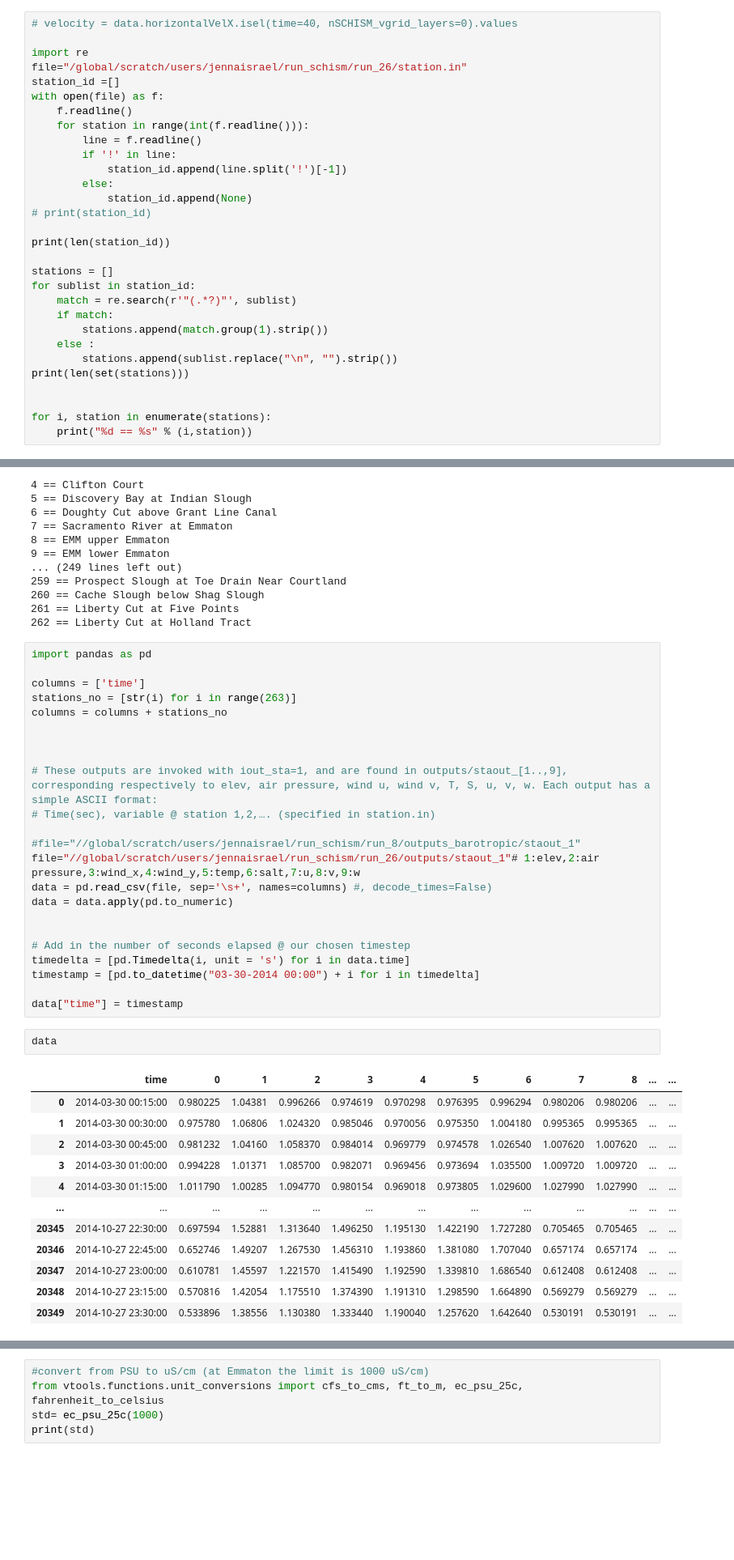
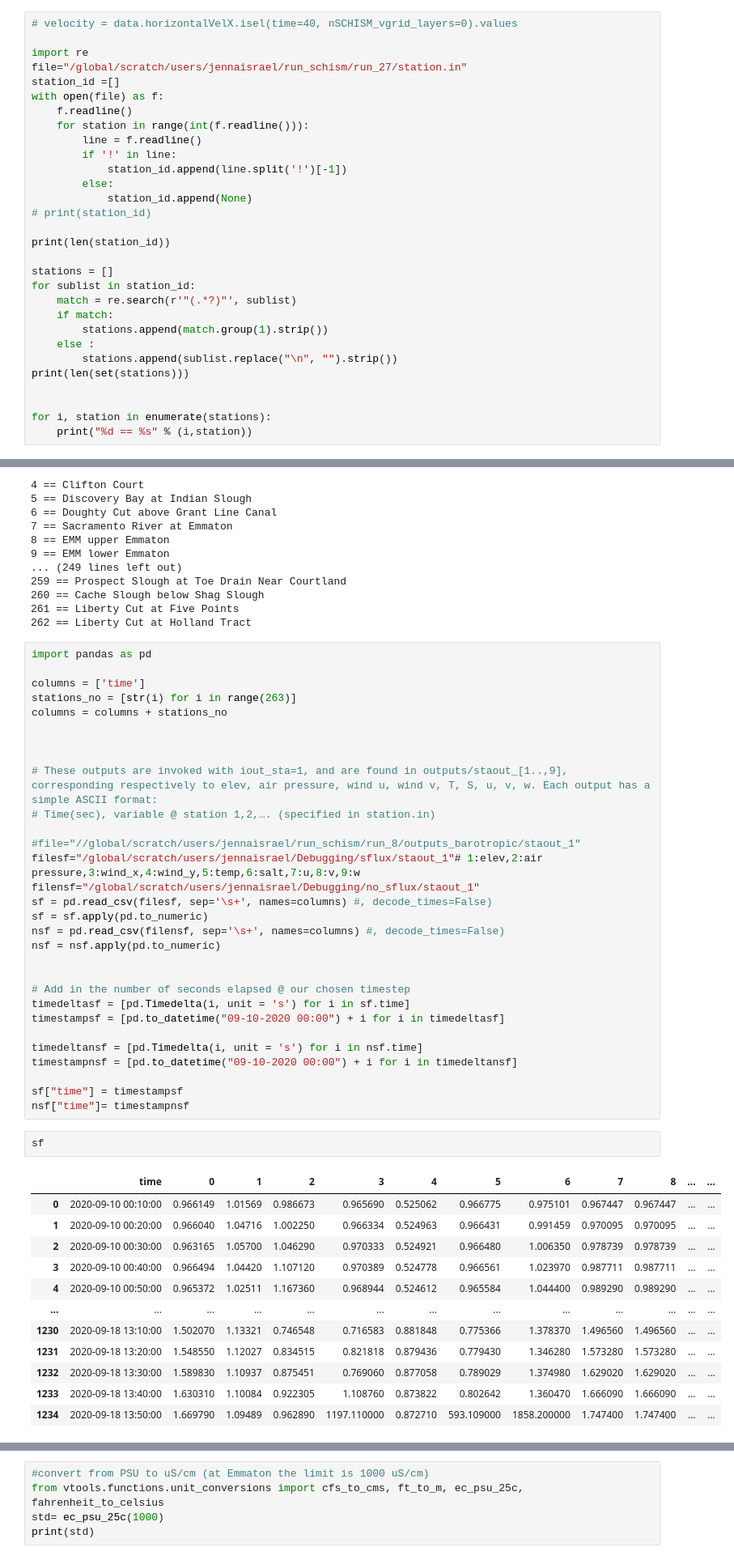
Before and after one commit to jennaisrael/Savio_scratch_back_up, a Jupyter notebook: Plotting/AGU_24_plots/Station_output_baroclinic_SLR.ipynb, the cells around one changed output, grey strips where cells are left out. Shown at 81% size. Saved outputs shown, nothing was run; the diff lists cells and outputs as text; blank space fills up the shorter version.

```diff
--- a/Plotting/AGU_24_plots/Station_output_baroclinic_SLR.ipynb
+++ b/Plotting/AGU_24_plots/Station_output_baroclinic_SLR.ipynb
@@ -18,7 +18,7 @@ Modules imported
 # velocity = data.horizontalVelX.isel(time=40, nSCHISM_vgrid_layers=0).values
 
 import re
-file="/global/scratch/users/jennaisrael/run_schism/run_26/station.in"
+file="/global/scratch/users/jennaisrael/run_schism/run_27/station.in"
 station_id =[]
 with open(file) as f:
     f.readline()
@@ -75,28 +75,35 @@ columns = columns + stations_no
 # Time(sec), variable @ station 1,2,…. (specified in station.in)
 
 #file="//global/scratch/users/jennaisrael/run_schism/run_8/outputs_barotropic/staout_1"
-file="//global/scratch/users/jennaisrael/run_schism/run_26/outputs/staout_1"# 1:elev,2:air pressure,3:wind_x,4:wind_y,5:temp,6:salt,7:u,8:v,9:w
-data = pd.read_csv(file, sep='\s+', names=columns) #, decode_times=False)
-data = data.apply(pd.to_numeric)
+filesf="/global/scratch/users/jennaisrael/Debugging/sflux/staout_1"# 1:elev,2:air pressure,3:wind_x,4:wind_y,5:temp,6:salt,7:u,8:v,9:w
+filensf="/global/scratch/users/jennaisrael/Debugging/no_sflux/staout_1"
+sf = pd.read_csv(filesf, sep='\s+', names=columns) #, decode_times=False)
+sf = sf.apply(pd.to_numeric)
+nsf = pd.read_csv(filensf, sep='\s+', names=columns) #, decode_times=False)
+nsf = nsf.apply(pd.to_numeric)
 
 
 # Add in the number of seconds elapsed @ our chosen timestep
-timedelta = [pd.Timedelta(i, unit = 's') for i in data.time]
-timestamp = [pd.to_datetime("03-30-2014 00:00") + i for i in timedelta]
+timedeltasf = [pd.Timedelta(i, unit = 's') for i in sf.time]
+timestampsf = [pd.to_datetime("09-10-2020 00:00") + i for i in timedeltasf]
 
-data["time"] = timestamp
+timedeltansf = [pd.Timedelta(i, unit = 's') for i in nsf.time]
+timestampnsf = [pd.to_datetime("09-10-2020 00:00") + i for i in timedeltansf]
+
+sf["time"] = timestampsf
+nsf["time"]= timestampnsf
 # %%
-data
+sf
 # %% [output]
 |  | time | 0 | 1 | 2 | 3 | 4 | 5 | 6 | 7 | 8 | ... | ... |
-| 0 | 2014-03-30 00:15:00 | 0.980225 | 1.04381 | 0.996266 | 0.974619 | 0.970298 | 0.976395 | 0.996294 | 0.980206 | 0.980206 | ... | ... |
-| 1 | 2014-03-30 00:30:00 | 0.975780 | 1.06806 | 1.024320 | 0.985046 | 0.970056 | 0.975350 | 1.004180 | 0.995365 | 0.995365 | ... | ... |
-| 2 | 2014-03-30 00:45:00 | 0.981232 | 1.04160 | 1.058370 | 0.984014 | 0.969779 | 0.974578 | 1.026540 | 1.007620 | 1.007620 | ... | ... |
-| 3 | 2014-03-30 01:00:00 | 0.994228 | 1.01371 | 1.085700 | 0.982071 | 0.969456 | 0.973694 | 1.035500 | 1.009720 | 1.009720 | ... | ... |
-| 4 | 2014-03-30 01:15:00 | 1.011790 | 1.00285 | 1.094770 | 0.980154 | 0.969018 | 0.973805 | 1.029600 | 1.027990 | 1.027990 | ... | ... |
+| 0 | 2020-09-10 00:10:00 | 0.966149 | 1.01569 | 0.986673 | 0.965690 | 0.525062 | 0.966775 | 0.975101 | 0.967447 | 0.967447 | ... | ... |
+| 1 | 2020-09-10 00:20:00 | 0.966040 | 1.04716 | 1.002250 | 0.966334 | 0.524963 | 0.966431 | 0.991459 | 0.970095 | 0.970095 | ... | ... |
+| 2 | 2020-09-10 00:30:00 | 0.963165 | 1.05700 | 1.046290 | 0.970333 | 0.524921 | 0.966480 | 1.006350 | 0.978739 | 0.978739 | ... | ... |
+| 3 | 2020-09-10 00:40:00 | 0.966494 | 1.04420 | 1.107120 | 0.970389 | 0.524778 | 0.966561 | 1.023970 | 0.987711 | 0.987711 | ... | ... |
+| 4 | 2020-09-10 00:50:00 | 0.965372 | 1.02511 | 1.167360 | 0.968944 | 0.524612 | 0.965584 | 1.044400 | 0.989290 | 0.989290 | ... | ... |
 | ... | ... | ... | ... | ... | ... | ... | ... | ... | ... | ... | ... | ... |
-| 20345 | 2014-10-27 22:30:00 | 0.697594 | 1.52881 | 1.313640 | 1.496250 | 1.195130 | 1.422190 | 1.727280 | 0.705465 | 0.705465 | ... | ... |
-| 20346 | 2014-10-27 22:45:00 | 0.652746 | 1.49207 | 1.267530 | 1.456310 | 1.193860 | 1.381080 | 1.707040 | 0.657174 | 0.657174 | ... | ... |
-| 20347 | 2014-10-27 23:00:00 | 0.610781 | 1.45597 | 1.221570 | 1.415490 | 1.192590 | 1.339810 | 1.686540 | 0.612408 | 0.612408 | ... | ... |
-| 20348 | 2014-10-27 23:15:00 | 0.570816 | 1.42054 | 1.175510 | 1.374390 | 1.191310 | 1.298590 | 1.664890 | 0.569279 | 0.569279 | ... | ... |
-| 20349 | 2014-10-27 23:30:00 | 0.533896 | 1.38556 | 1.130380 | 1.333440 | 1.190040 | 1.257620 | 1.642640 | 0.530191 | 0.530191 | ... | ... |
+| 1230 | 2020-09-18 13:10:00 | 1.502070 | 1.13321 | 0.746548 | 0.716583 | 0.881848 | 0.775366 | 1.378370 | 1.496560 | 1.496560 | ... | ... |
+| 1231 | 2020-09-18 13:20:00 | 1.548550 | 1.12027 | 0.834515 | 0.821818 | 0.879436 | 0.779430 | 1.346280 | 1.573280 | 1.573280 | ... | ... |
+| 1232 | 2020-09-18 13:30:00 | 1.589830 | 1.10937 | 0.875451 | 0.769060 | 0.877058 | 0.789029 | 1.374980 | 1.629020 | 1.629020 | ... | ... |
+| 1233 | 2020-09-18 13:40:00 | 1.630310 | 1.10084 | 0.922305 | 1.108760 | 0.873822 | 0.802642 | 1.360470 | 1.666090 | 1.666090 | ... | ... |
+| 1234 | 2020-09-18 13:50:00 | 1.669790 | 1.09489 | 0.962890 | 1197.110000 | 0.872710 | 593.109000 | 1858.200000 | 1.747400 | 1.747400 | ... | ... |
```
Also changed, not shown: parts of 14 cells of this notebook, 6 other files.
